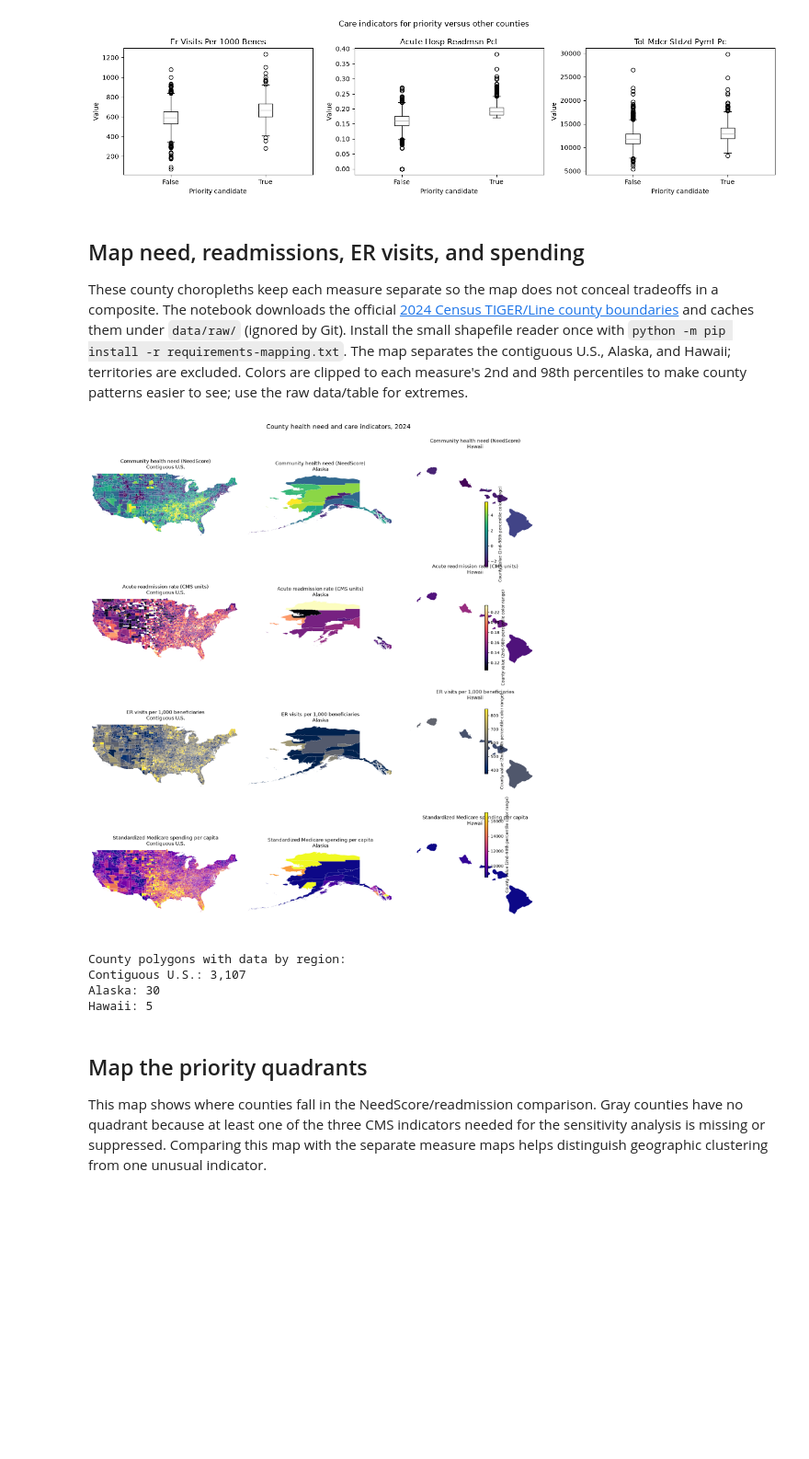
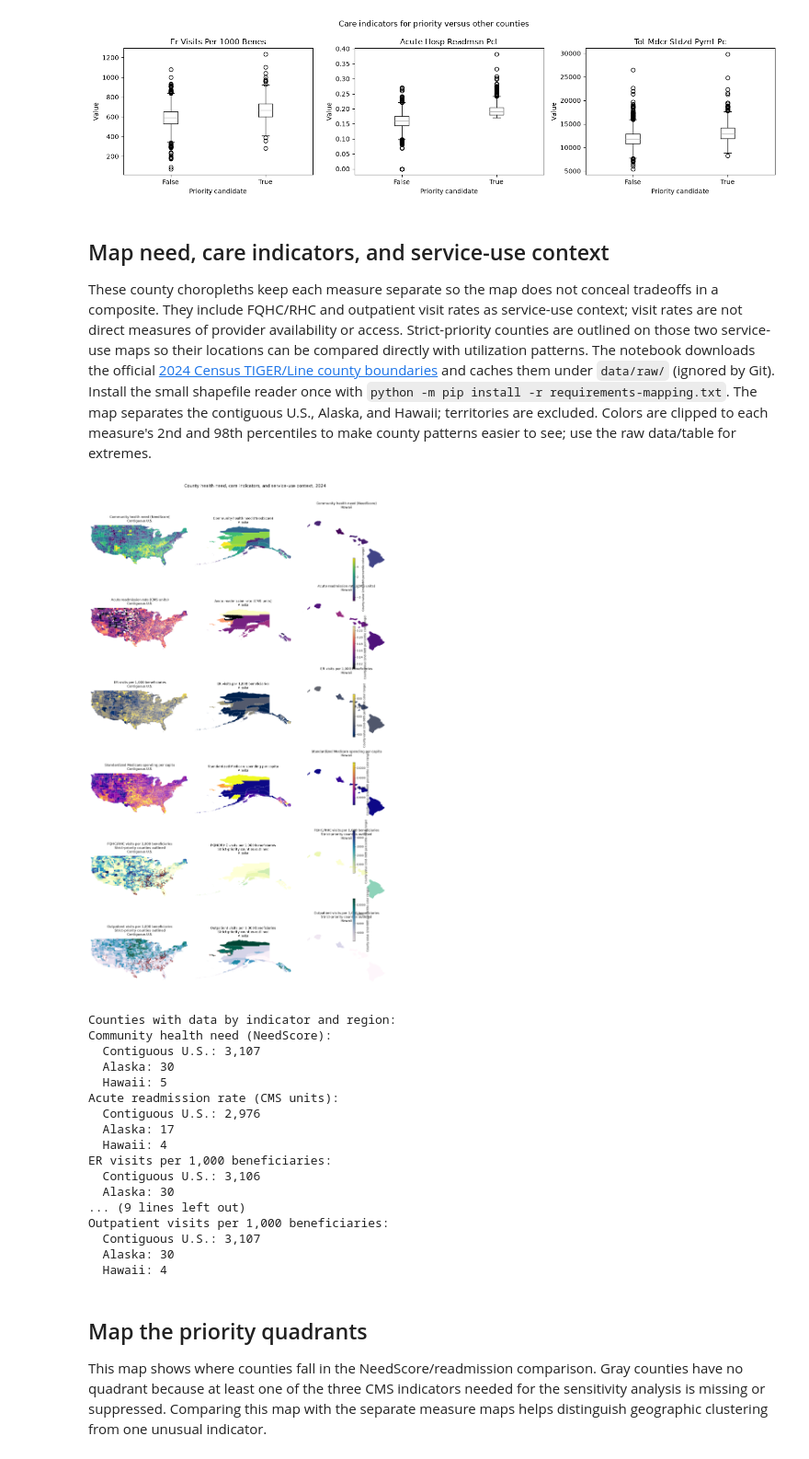
Before and after one commit to jho-code/Portfolio, a Jupyter notebook: projects/healthcare-access/notebooks/04_merge_analysis.ipynb, the cells around one changed output. Shown at 92% size. Saved outputs shown, nothing was run; the diff lists cells and outputs as text; code cells hidden in the pictures; blank space fills up the shorter version.

Commit message:
Visualize county service-use patterns
Co-authored-by: Copilot <223556219+Copilot@users.noreply.github.com>

```diff
--- a/projects/healthcare-access/notebooks/04_merge_analysis.ipynb
+++ b/projects/healthcare-access/notebooks/04_merge_analysis.ipynb
@@ -376,9 +376,9 @@ plt.show()
 # %% [output]
 [figure]
 # %% [markdown]
-## Map need, readmissions, ER visits, and spending
+## Map need, care indicators, and service-use context
 
-These county choropleths keep each measure separate so the map does not conceal tradeoffs in a composite. The notebook downloads the official [2024 Census TIGER/Line county boundaries](https://www2.census.gov/geo/tiger/GENZ2024/shp/cb_2024_us_county_500k.zip) and caches them under `data/raw/` (ignored by Git). Install the small shapefile reader once with `python -m pip install -r requirements-mapping.txt`. The map separates the contiguous U.S., Alaska, and Hawaii; territories are excluded. Colors are clipped to each measure's 2nd and 98th percentiles to make county patterns easier to see; use the raw data/table for extremes.
+These county choropleths keep each measure separate so the map does not conceal tradeoffs in a composite. They include FQHC/RHC and outpatient visit rates as service-use context; visit rates are not direct measures of provider availability or access. Strict-priority counties are outlined on those two service-use maps so their locations can be compared directly with utilization patterns. The notebook downloads the official [2024 Census TIGER/Line county boundaries](https://www2.census.gov/geo/tiger/GENZ2024/shp/cb_2024_us_county_500k.zip) and caches them under `data/raw/` (ignored by Git). Install the small shapefile reader once with `python -m pip install -r requirements-mapping.txt`. The map separates the contiguous U.S., Alaska, and Hawaii; territories are excluded. Colors are clipped to each measure's 2nd and 98th percentiles to make county patterns easier to see; use the raw data/table for extremes.
 # %%
 import ssl
 import zipfile
@@ -454,14 +454,23 @@ map_metrics = [
     ("ACUTE_HOSP_READMSN_PCT", "Acute readmission rate (CMS units)", "magma"),
     ("ER_VISITS_PER_1000_BENES", "ER visits per 1,000 beneficiaries", "cividis"),
     ("TOT_MDCR_STDZD_PYMT_PC", "Standardized Medicare spending per capita", "plasma"),
+("FQHC_RHC_VISITS_PER_1000_BENES", "FQHC/RHC visits per 1,000 beneficiaries", "YlGnBu"),
+("OP_VISITS_PER_1000_BENES", "Outpatient visits per 1,000 beneficiaries", "PuBuGn"),
 ]
+service_use_map_columns = {
+    "FQHC_RHC_VISITS_PER_1000_BENES",
+    "OP_VISITS_PER_1000_BENES",
+}
+strict_priority_fips = set(
+    score_df.loc[score_df["StrictPriority"], "CountyFIPS"]
+)
 region_limits = {
     "Contiguous U.S.": (-125, -66, 24, 50),
     "Alaska": (-180, -129, 51, 72),
     "Hawaii": (-161, -154, 18, 23),
 }
 
-fig, axes = plt.subplots(4, 3, figsize=(18, 18))
+fig, axes = plt.subplots(len(map_metrics), 3, figsize=(18, 27))
 for row, (column, title, cmap) in enumerate(map_metrics):
     values = county_by_fips[column].dropna()
     lower, upper = values.quantile([0.02, 0.98])
@@ -470,46 +479,76 @@ for row, (column, title, cmap) in enumerate(map_metrics):
         ax = axes[row, col_index]
         patches = []
         patch_values = []
+        edge_colors = []
+        line_widths = []
         for exterior, county_fips in region_polygons[region]:
             county_value = county_by_fips.at[county_fips, column]
             if pd.notna(county_value):
                 patches.append(MapPolygon(exterior, closed=True))
                 patch_values.append(county_value)
+                if column in service_use_map_columns and county_fips in strict_priority_fips:
+                    edge_colors.append("#7f0000")
+                    line_widths.append(0.55)
+                else:
+                    edge_colors.append("white")
+                    line_widths.append(0.15)
 
         collection = PatchCollection(
             patches, cmap=cmap, norm=norm,
-            edgecolor="white", linewidth=0.15,
+            edgecolor=edge_colors, linewidth=line_widths,
         )
         collection.set_array(np.asarray(patch_values))
         ax.add_collection(collection)
         west, east, south, north = limits
         ax.set_xlim(west, east)
         ax.set_ylim(south, north)
         ax.set_aspect("equal", adjustable="box")
-        ax.set_title(f"{title}\n{region}")
+        map_title = title
+        if column in service_use_map_columns:
+            map_title += "\nStrict-priority counties outlined"
+        ax.set_title(f"{map_title}\n{region}")
         ax.set_axis_off()
 
     colorbar = fig.colorbar(
         ScalarMappable(norm=norm, cmap=cmap),
         ax=axes[row, :].tolist(),
         shrink=0.75,
         pad=0.02,
     )
     colorbar.set_label("County value (2nd–98th percentile color range)")
 
-plt.suptitle("County health need and care indicators, 2024", y=1.01, fontsize=16)
+plt.suptitle("County health need, care indicators, and service-use context, 2024", y=1.01, fontsize=16)
 fig.subplots_adjust(left=0.02, right=0.91, bottom=0.02, top=0.96, wspace=0.04, hspace=0.16)
 plt.show()
 
-print("County polygons with data by region:")
-for region, polygons in region_polygons.items():
-    print(f"{region}: {len({fips for _, fips in polygons}):,}")
+print("Counties with data by indicator and region:")
+for column, title, _ in map_metrics:
+    print(f"{title}:")
+    for region, polygons in region_polygons.items():
+        region_fips = {fips for _, fips in polygons}
+        data_count = sum(
+            pd.notna(county_by_fips.at[fips, column]) for fips in region_fips
+        )
+        print(f"  {region}: {data_count:,}")
 # %% [output]
-[figure, old version]
+[figure, new version]
-County polygons with data by region:
-Contiguous U.S.: 3,107
-Alaska: 30
-Hawaii: 5
+Counties with data by indicator and region:
+Community health need (NeedScore):
+  Contiguous U.S.: 3,107
+  Alaska: 30
+  Hawaii: 5
+Acute readmission rate (CMS units):
+  Contiguous U.S.: 2,976
+  Alaska: 17
+  Hawaii: 4
+ER visits per 1,000 beneficiaries:
+  Contiguous U.S.: 3,106
+  Alaska: 30
+... (9 lines left out)
+Outpatient visits per 1,000 beneficiaries:
+  Contiguous U.S.: 3,107
+  Alaska: 30
+  Hawaii: 4
 # %% [markdown]
 ## Map the priority quadrants
 
```
Also changed, not shown: parts of 10 cells of this notebook.
